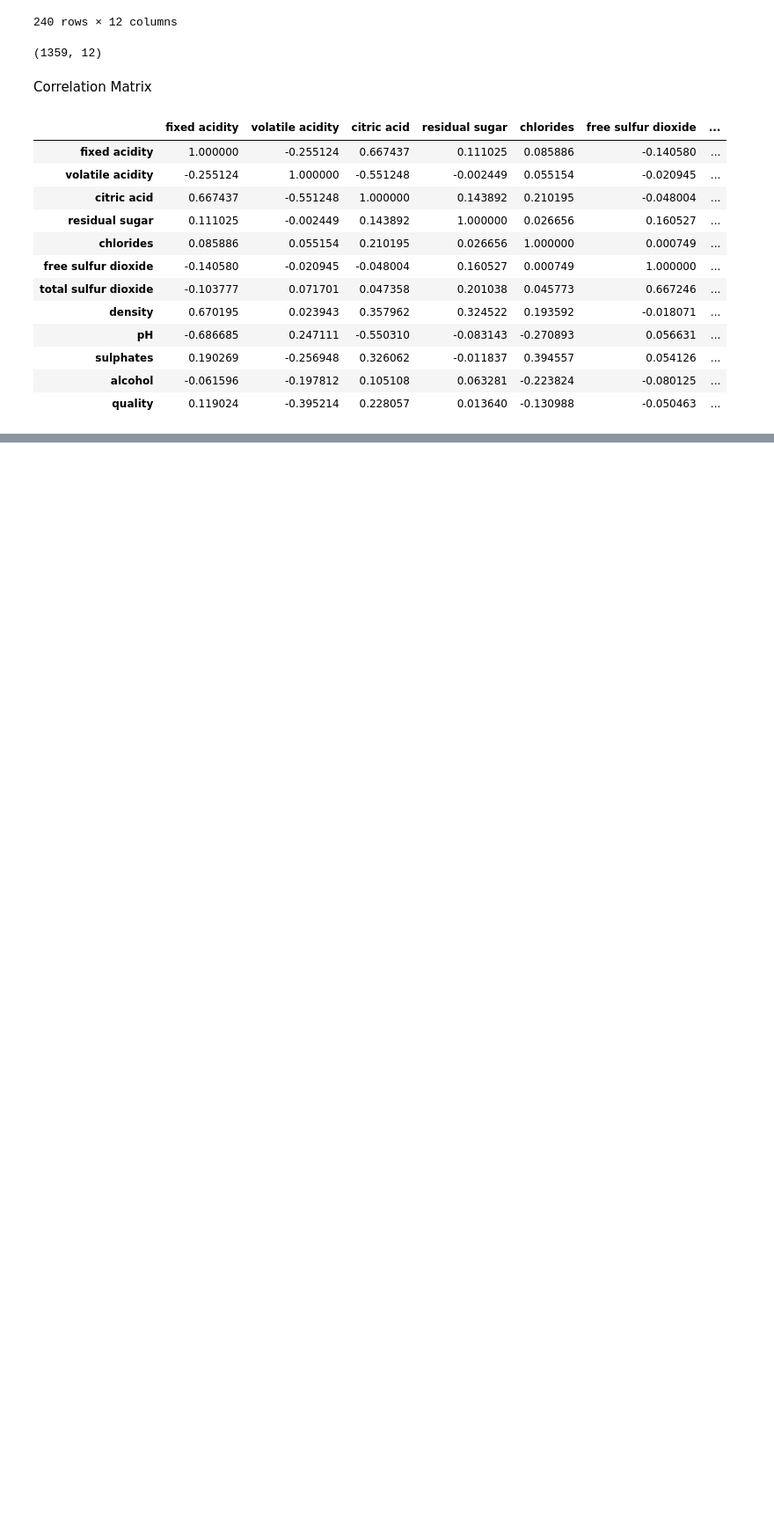
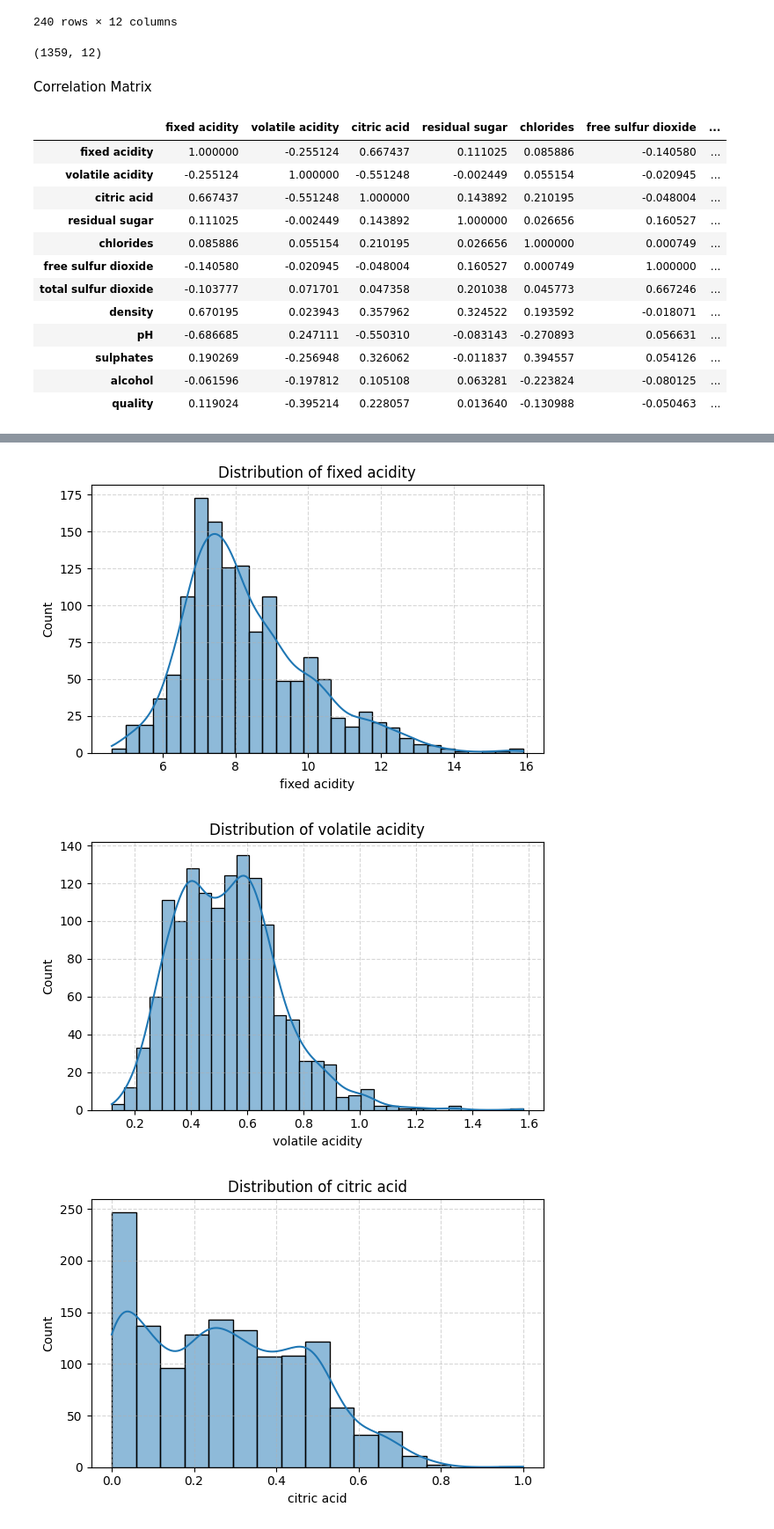
Before and after one commit to yashasviCodes/EDA-PROJECTS, a Jupyter notebook: red-wine-dataset-eda/notebooks/analysis.ipynb, the cells around one changed output, grey strips where cells are left out. Shown at 88% size. Saved outputs shown, nothing was run; the diff lists cells and outputs as text; code cells hidden in the pictures; blank space fills up the shorter version.

```diff
--- a/red-wine-dataset-eda/notebooks/analysis.ipynb
+++ b/red-wine-dataset-eda/notebooks/analysis.ipynb
@@ -223,0 +247,14 @@ import seaborn as sns
+# %%
+# visualize each column histplot
+
+for col in df.columns:
+    plt.figure(figsize=(6, 4))  # Create a new figure for each plot
+    sns.histplot(data=df, x=col, kde=True)  # Add kde=True if you want a density curve
+    plt.title(f'Distribution of {col}')
+    plt.grid(True, linestyle='--', alpha=0.5)
+    plt.tight_layout()
+    plt.show()
+# %% [output]
+[figure, added]
+[figure, added]
+[figure, added]
```
Also changed, not shown: parts of 9 cells of this notebook.
